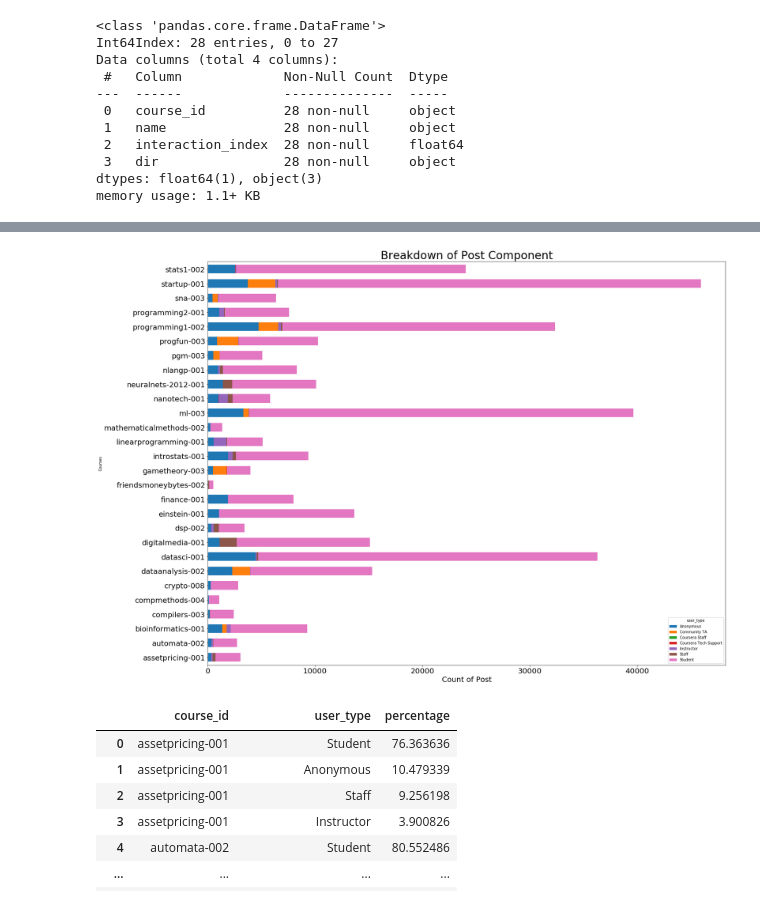
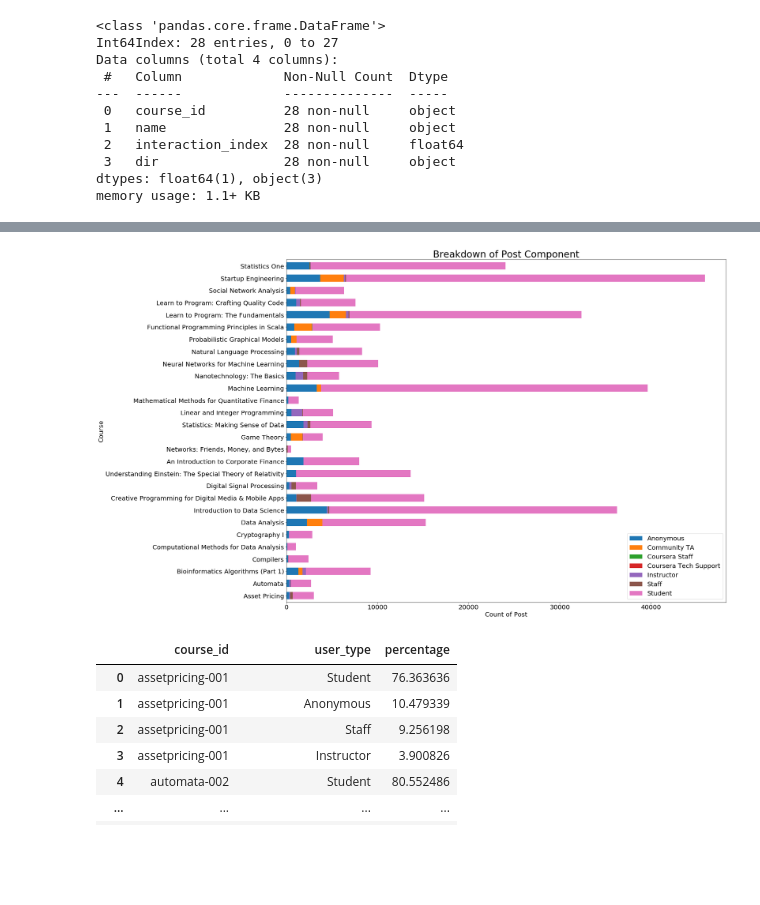
Before and after one commit to zz2641/Cousera-Post-Analysis, a Jupyter notebook: Coursera Forum Post Analysis.ipynb, the cells around one changed output, grey strips where cells are left out. Saved outputs shown, nothing was run; the diff lists cells and outputs as text; code cells hidden in the pictures; blank space fills up the shorter version.

```diff
--- a/Coursera Forum Post Analysis.ipynb
+++ b/Coursera Forum Post Analysis.ipynb
@@ -227,5 +232,5 @@ import datetime
 # %%
 #converting the timestamp to datetime
-df_post['post_time']=df_post['post_time'].apply(datetime.datetime.fromtimestamp)
-#print(datetime.datetime.fromtimestamp(1379779525))
+df_post['post_time']=df_post['post_time'].apply(dt.datetime.fromtimestamp)
+#print(dt.datetime.fromtimestamp(1379779525))
 # %%
@@ -416,5 +429,9 @@ df3= df3.rename(columns = {"user_type":"count"}).reset_index()
 #transfer from long format to wide format
 df3=df3.pivot(index='course_id', columns='user_type', values='count').reset_index()
 df3=df3.fillna(0)
+
+# match the course name by merging the data
+df3=df3.merge(df_course_info[['course_id','name']],how='inner',on='course_id')
+
 df3.head()
 # %% [output]
@@ -426,13 +443,16 @@ df3.head()
 | 4 | compmethods-004 | 110.0 | 0.0 | 1.0 | 0.0 | 0.0 | 1.0 | ... |
 # %%
 #stacked bar presenting the contribution of different roles to the post; real number
-df3_plot=df3.plot(x='course_id', kind='barh', stacked=True,fontsize=20,mark_right=True,figsize=(25,20),width=0.6)
+df3_plot=df3.plot(x='name', kind='barh', stacked=True,fontsize=20,mark_right=True,figsize=(25,20),width=0.6)
 df3_plot.set_title('Breakdown of Post Component',fontsize=30)
-df3_plot.set(xlabel='Count of Post',ylabel='Courses')
 df3_plot.set_xlabel(df3_plot.get_xlabel(),fontsize=20)
+
+plt.xlabel('Count of Post',fontsize=20)
+plt.ylabel('Course',fontsize=20)
+plt.legend(fontsize=20)
 plt.show()
 # %% [output]
-[figure, old version]
+[figure, new version]
 # %%
 #stacked bar presenting the contribution of different roles to the post; percentage
 df3p=df_post.groupby(['course_id'])["user_type"].value_counts(normalize=True).mul(100).to_frame()
```
Also changed, not shown: parts of 49 cells of this notebook, 2 other files.
